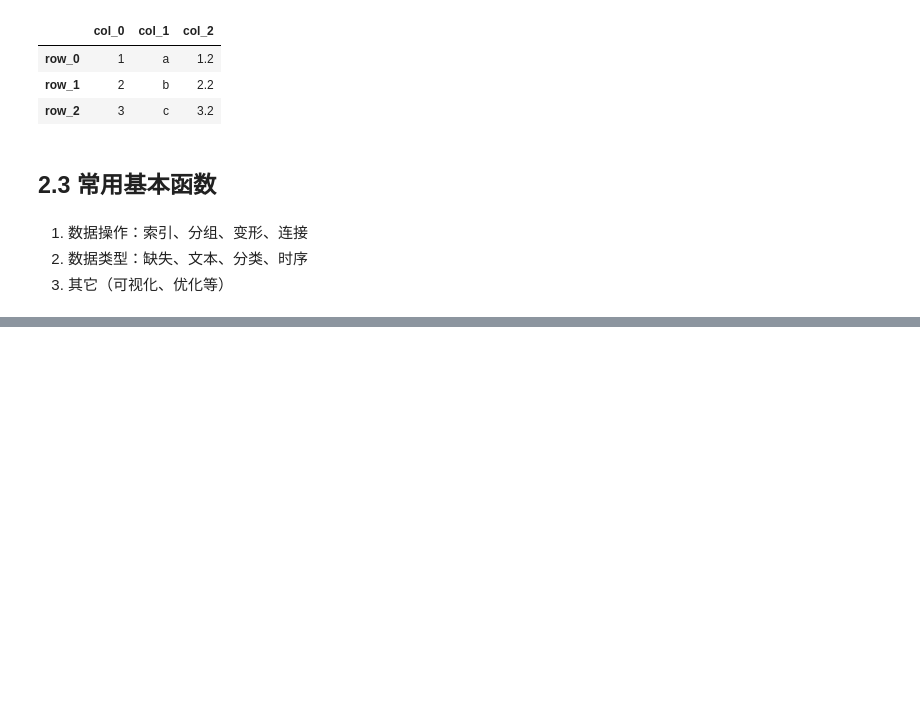
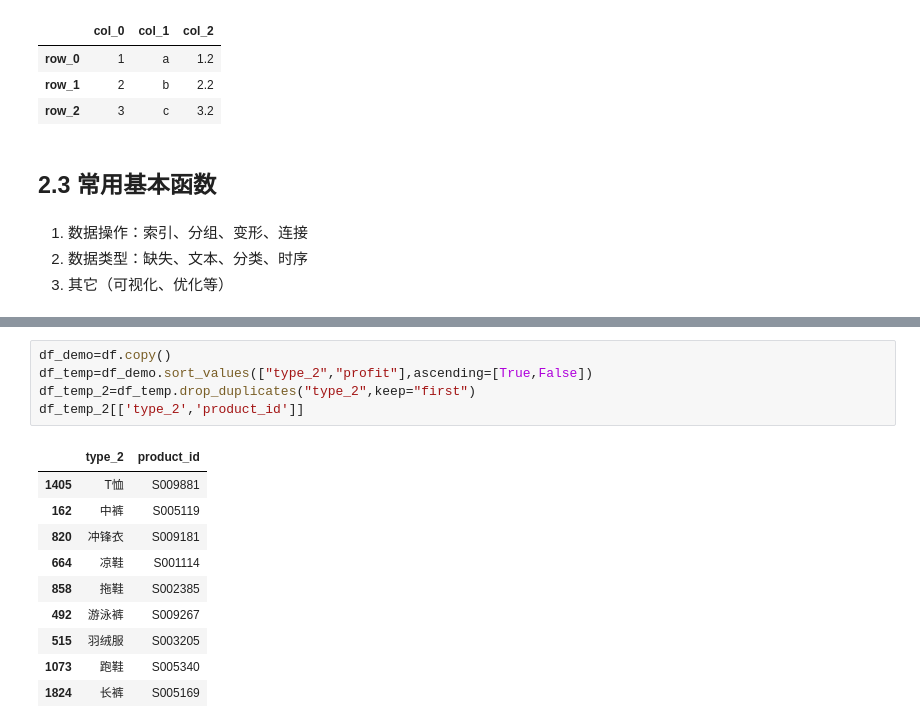
Before and after one commit to shawVV1992/StudyNote, a Jupyter notebook: DA_study/pandas/pandas数据处理与分析.ipynb, the cells around one changed output, grey strips where cells are left out. Cells and saved outputs as stored; diff of their text form; blank space fills up the shorter version.

```diff
--- a/DA_study/pandas/pandas数据处理与分析.ipynb
+++ b/DA_study/pandas/pandas数据处理与分析.ipynb
@@ -343,0 +535,16 @@ df['School'].nunique()
+# %%
+df_demo=df.copy()
+df_temp=df_demo.sort_values(["type_2","profit"],ascending=[True,False])
+df_temp_2=df_temp.drop_duplicates("type_2",keep="first")
+df_temp_2[['type_2','product_id']]
+# %% [output]
+|  | type_2 | product_id |
+| 1405 | T恤 | S009881 |
+| 162 | 中裤 | S005119 |
+| 820 | 冲锋衣 | S009181 |
+| 664 | 凉鞋 | S001114 |
+| 858 | 拖鞋 | S002385 |
+| 492 | 游泳裤 | S009267 |
+| 515 | 羽绒服 | S003205 |
+| 1073 | 跑鞋 | S005340 |
+| 1824 | 长裤 | S005169 |
```
Also changed, not shown: parts of 24 cells of this notebook, 2 other files.
